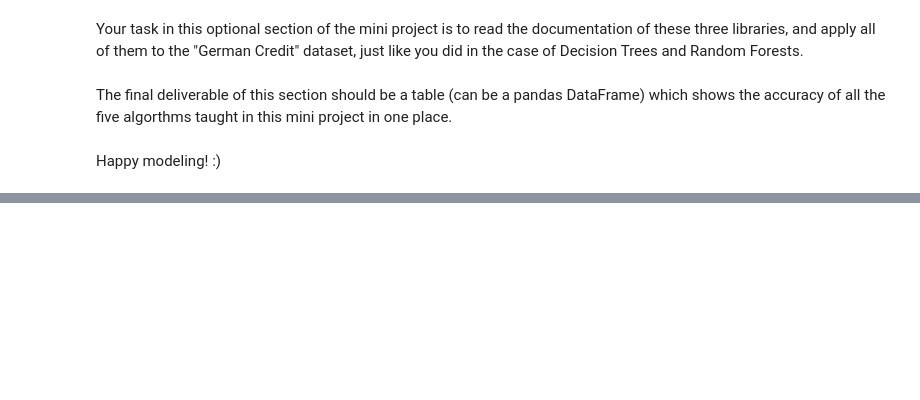
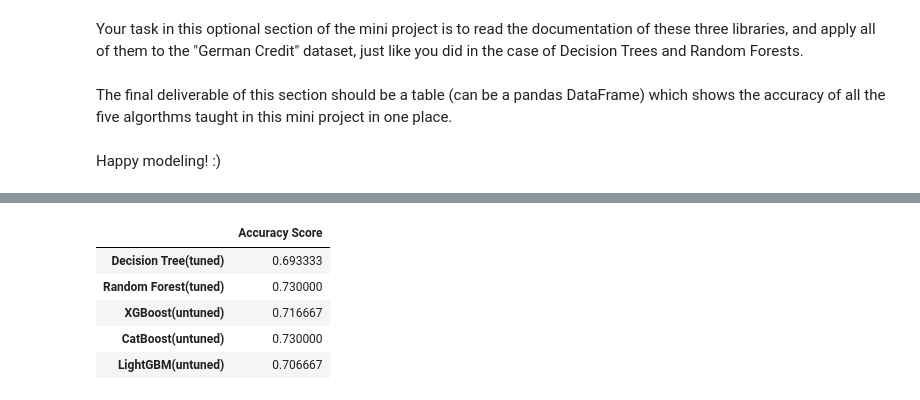
Before and after one commit to kevinjin21/mec-mini-projects, a Jupyter notebook: mec-13.5.1-tree-based-algorithms-mini-project/Mini_Project_Tree-Based_Algorithms.ipynb, the cells around one changed output, grey strips where cells are left out. Saved outputs shown, nothing was run; the diff lists cells and outputs as text; code cells hidden in the pictures; blank space fills up the shorter version.

```diff
--- a/mec-13.5.1-tree-based-algorithms-mini-project/Mini_Project_Tree-Based_Algorithms.ipynb
+++ b/mec-13.5.1-tree-based-algorithms-mini-project/Mini_Project_Tree-Based_Algorithms.ipynb
@@ -412,0 +491,12 @@ Happy modeling! :)
+# %%
+# create a dataframe containing all of the accuracy values across the different models!
+data = [accuracy_score(y_test, predicted), accuracy_score(y_test, forest_pred), accuracy_score(y_test, xgb_model_round), accuracy_score(y_test, cb_pred), accuracy_score(y_test, lgb_pred)]
+df = pd.DataFrame(data, index=['Decision Tree(tuned)', 'Random Forest(tuned)', 'XGBoost(untuned)', 'CatBoost(untuned)', 'LightGBM(untuned)'], columns=['Accuracy Score'])
+df.head()
+# %% [output]
+|  | Accuracy Score |
+| Decision Tree(tuned) | 0.693333 |
+| Random Forest(tuned) | 0.730000 |
+| XGBoost(untuned) | 0.716667 |
+| CatBoost(untuned) | 0.730000 |
+| LightGBM(untuned) | 0.706667 |
```
Also changed, not shown: parts of 42 cells of this notebook, 6 other files.
